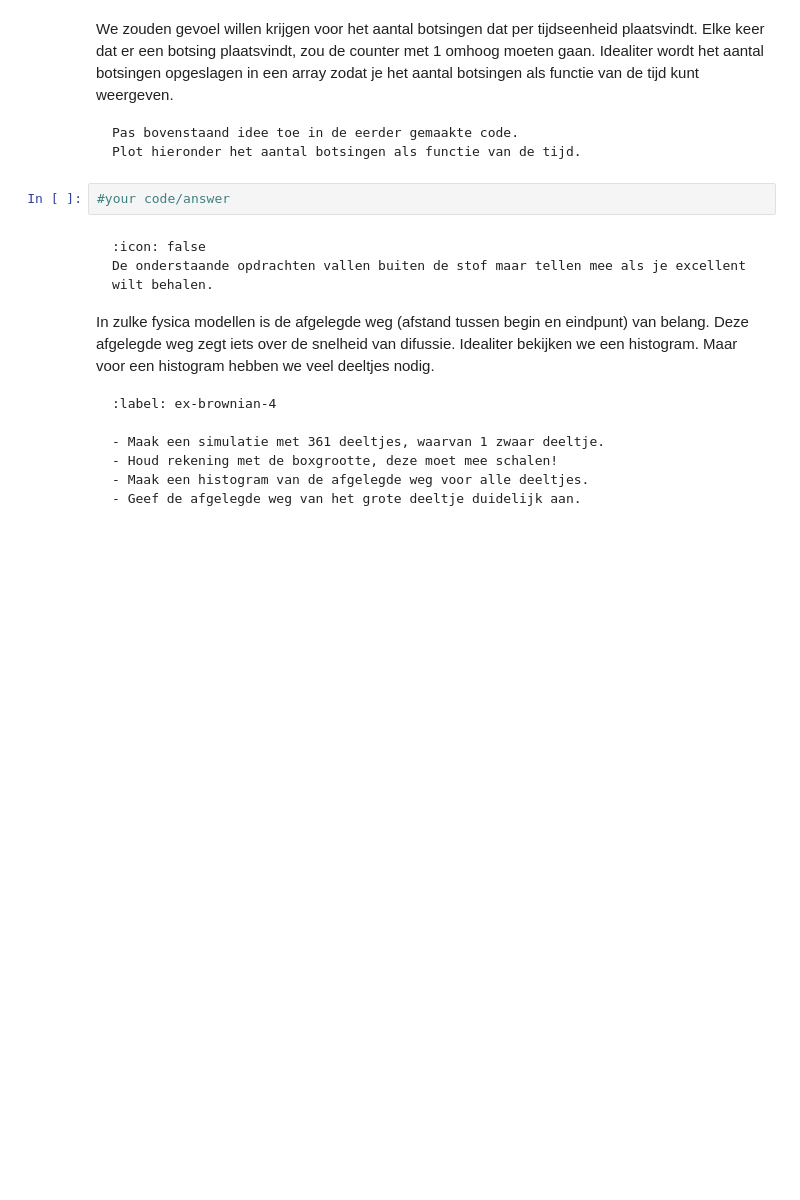
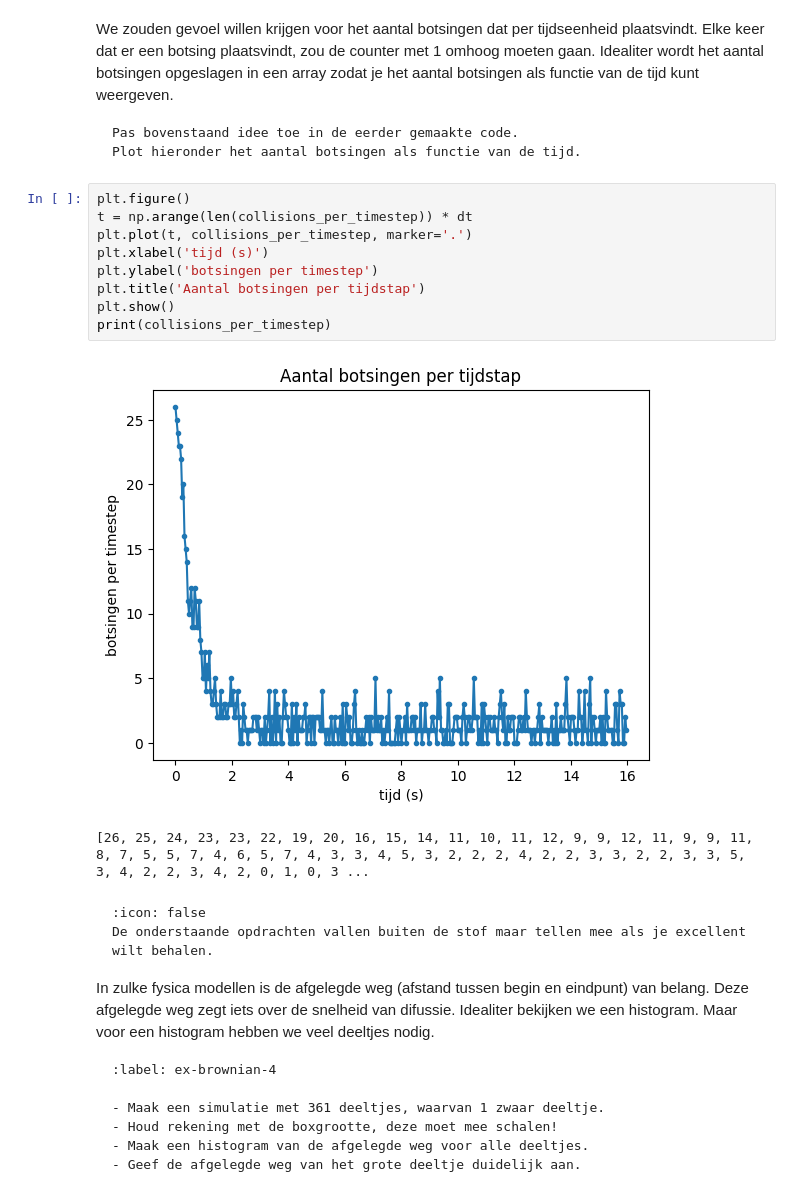
Before and after one commit to qsanson/Kwadraat, a Jupyter notebook: Content/PySim/4_brownianmotion.ipynb, the cells around one changed output. Drawn from its saved outputs; the diff is of its cells as text; blank space fills up the shorter version.

````diff
--- a/Content/PySim/4_brownianmotion.ipynb
+++ b/Content/PySim/4_brownianmotion.ipynb
@@ -210,7 +220,17 @@ Pas bovenstaand idee toe in de eerder gemaakte code.
 Plot hieronder het aantal botsingen als functie van de tijd.
 ```
 # %%
-#your code/answer
+plt.figure()
+t = np.arange(len(collisions_per_timestep)) * dt
+plt.plot(t, collisions_per_timestep, marker='.')
+plt.xlabel('tijd (s)')
+plt.ylabel('botsingen per timestep')
+plt.title('Aantal botsingen per tijdstap')
+plt.show()
+print(collisions_per_timestep)
+# %% [output]
+[figure, added]
+[26, 25, 24, 23, 23, 22, 19, 20, 16, 15, 14, 11, 10, 11, 12, 9, 9, 12, 11, 9, 9, 11, 8, 7, 5, 5, 7, 4, 6, 5, 7, 4, 3, 3, 4, 5, 3, 2, 2, 2, 4, 2, 2, 3, 3, 2, 2, 3, 3, 5, 3, 4, 2, 2, 3, 4, 2, 0, 1, 0, 3 ...
 # %% [markdown]
 ```{warning} 🌶 Let op!
 :icon: false
````
Also changed, not shown: parts of 6 cells of this notebook.
